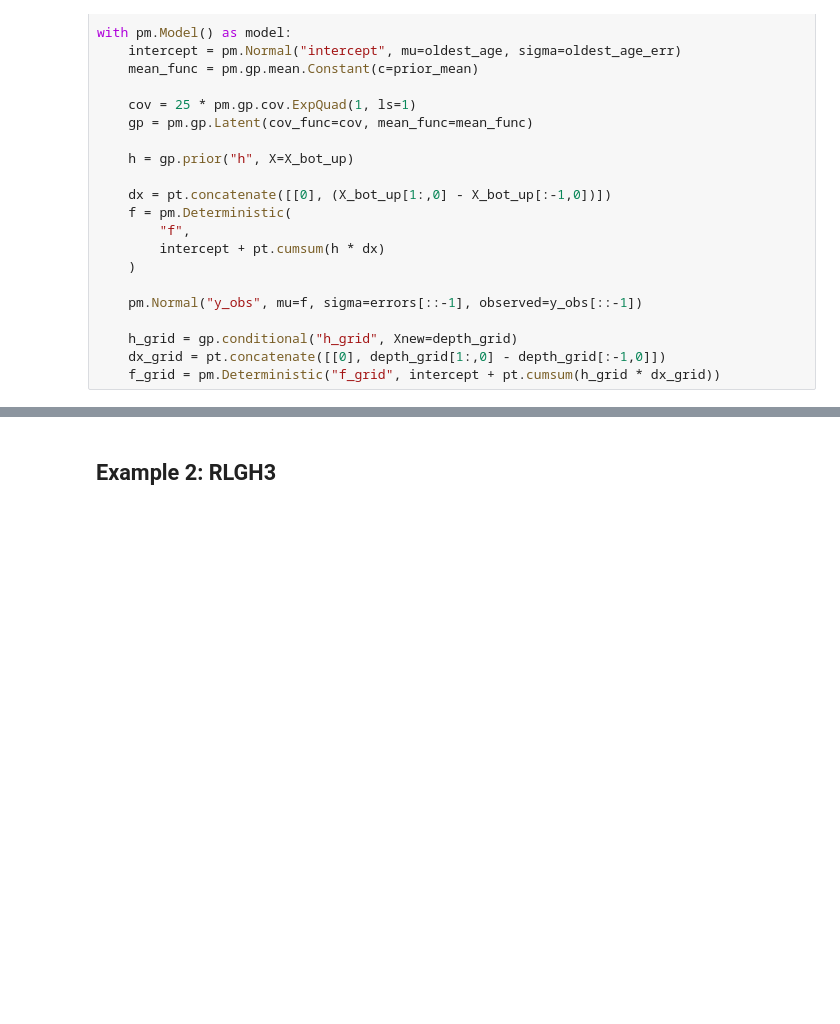
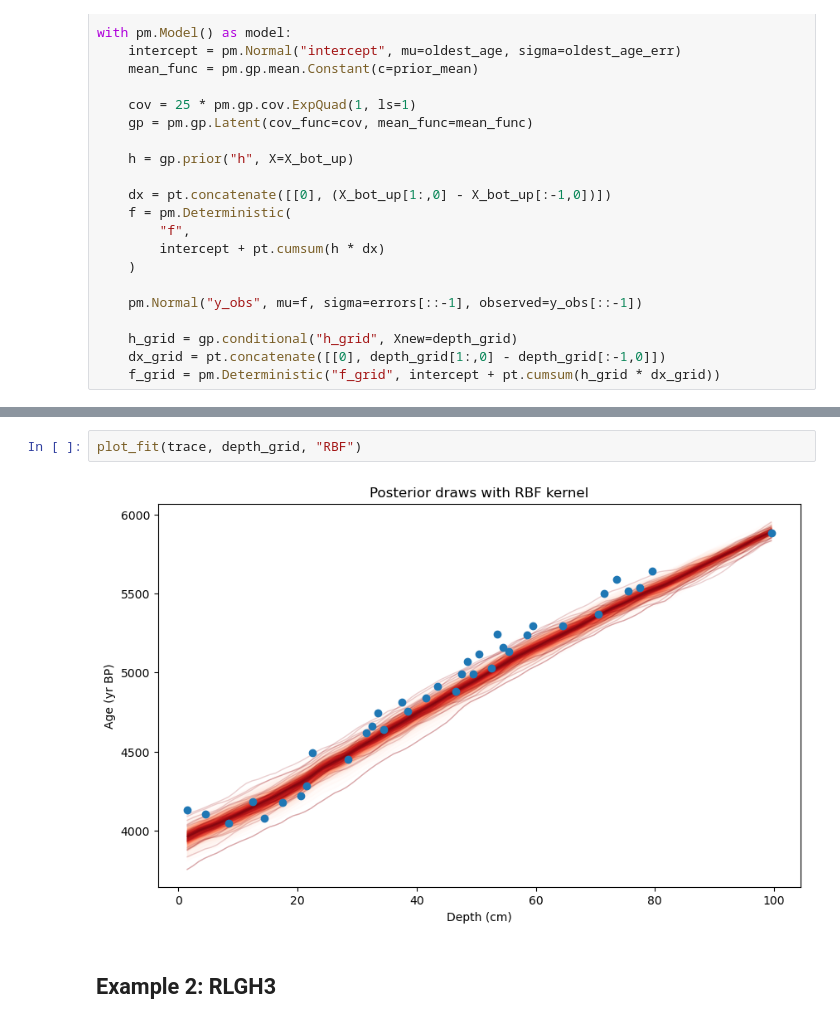
Before and after one commit to elc45/pybacon, a Jupyter notebook: demo.ipynb, the cells around one changed output, grey strips where cells are left out. Cells and saved outputs as stored; diff of their text form; blank space fills up the shorter version.

```diff
--- a/demo.ipynb
+++ b/demo.ipynb
@@ -267,3 +267,7 @@ trace = nutpie.sample(pymc_model, draws=50, chains=4)
+# %%
+plot_fit(trace, depth_grid, "RBF")
+# %% [output]
+[figure, added]
 # %% [markdown]
 ## Example 2: RLGH3
 # %%
```
Also changed, not shown: parts of 15 cells of this notebook.
